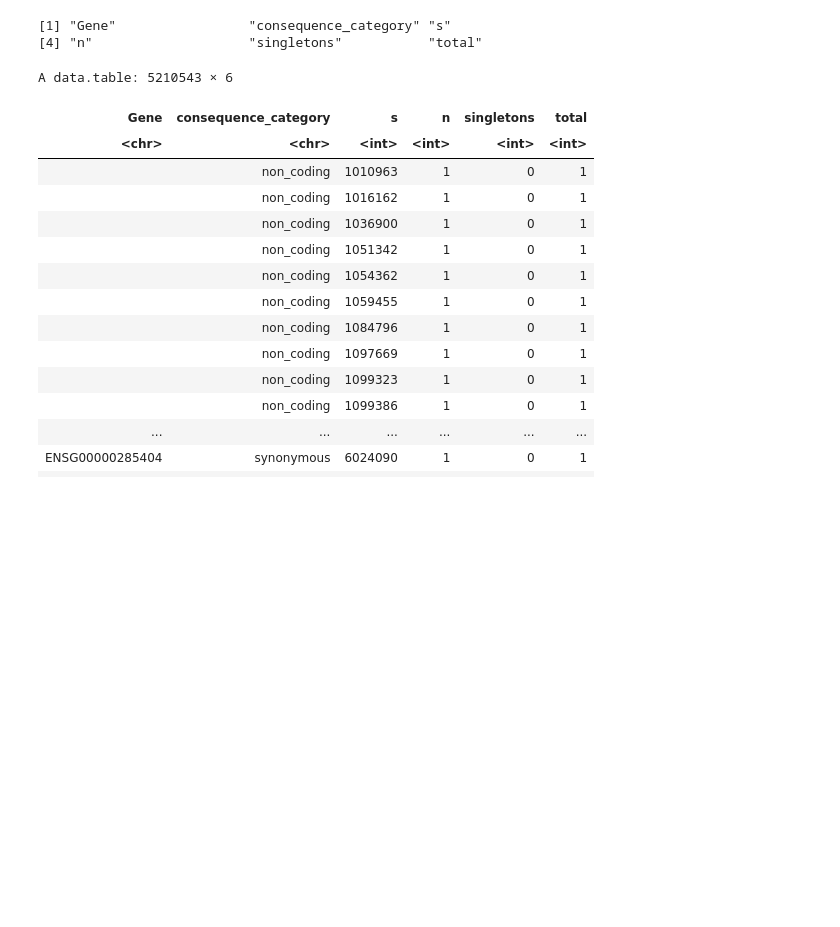
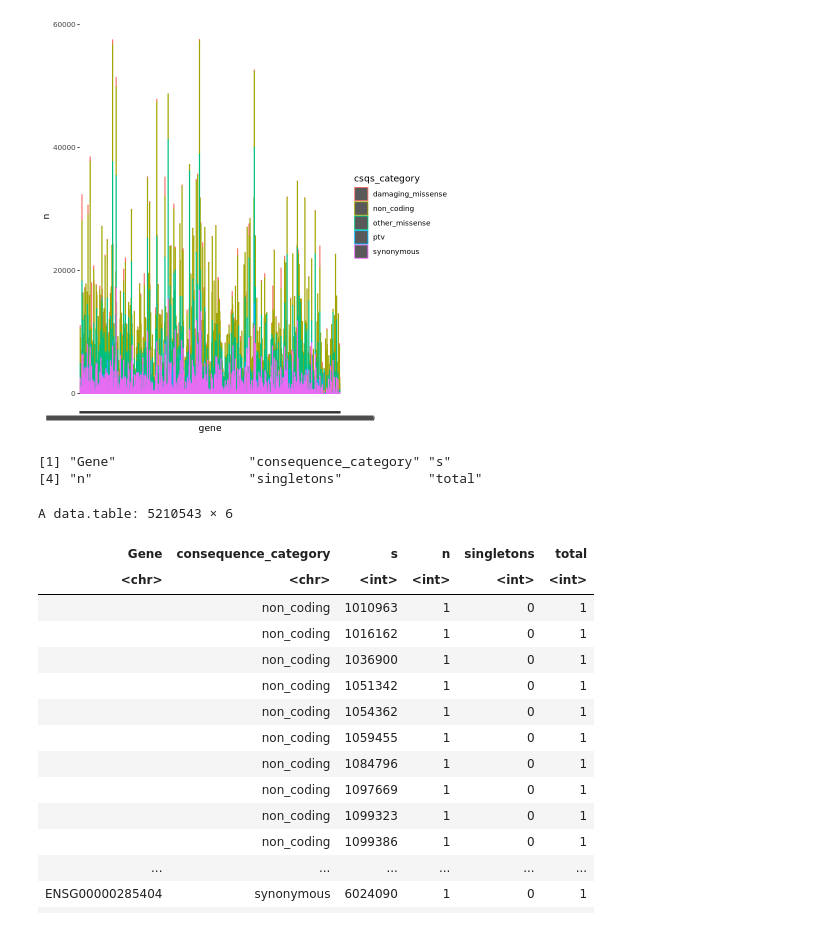
Before and after one commit to frhl/wes_ko_ukbb, a Jupyter notebook: notebooks/summary.ipynb, the cells around one changed output. Saved outputs shown, nothing was run; the diff lists cells and outputs as text; code cells hidden in the pictures; blank space fills up the shorter version.

```diff
--- a/notebooks/summary.ipynb
+++ b/notebooks/summary.ipynb
@@ -4,6 +5,6 @@ library(data.table)
 # %%
 # get files
 setwd('/well/lindgren/UKBIOBANK/flassen/projects/KO/wes_ko_ukbb/')
-files = sort(list.files('derived/tmp/', full.names = TRUE))
+files = sort(list.files('derived/knockouts/eur/all_variants/', full.names = TRUE, pattern = 'ko_prob'))
 print(head(files))
 # %% [output]
@@ -12,3 +31,13 @@ print(head(files))
 # %%
-d1 <- fread("derived/tmp//ukb_wes_200k_phased_all_maf002_nofilter_test_chr22_burden.tsv.gz")
-d2 <- fread("derived/tmp//ukb_wes_200k_phased_all_maf002_nofilter_test_chr22_ko_prob.tsv.gz")
+#d1 <- fread(files[1])
+#head(d1)
+
+d1 <- do.call(rbind, lapply(files, function(f){
+    d = fread(f)
+    name = basename(f)
+    chr = unlist(lapply(strsplit(name, split = '_'), function(x) x[7]))
+    print(chr)
+    d$chr = chr
+    return(d)
+}))
+head(d1)
@@ -22,0 +161,4 @@ dt <- do.call(rbind, lapply(files, function(f){
+# %%
+dt <- as.data.table(table(d1$Gene,d1$consequence_category))
+colnames(dt) <- c('gene','csqs_category','n')
+head(dt)
@@ -23,3 +175,8 @@ dt <- do.call(rbind, lapply(files, function(f){
+# %%
+ggplot(dt, aes(x = gene, y = n, color = csqs_category)) +
+  geom_bar(stat='identity')
+# %% [output]
+[figure, added]
 # %%
 colnames(d1)
 d1[d1$n>0,]
```
Also changed, not shown: parts of 16 cells of this notebook, 7 other files.
